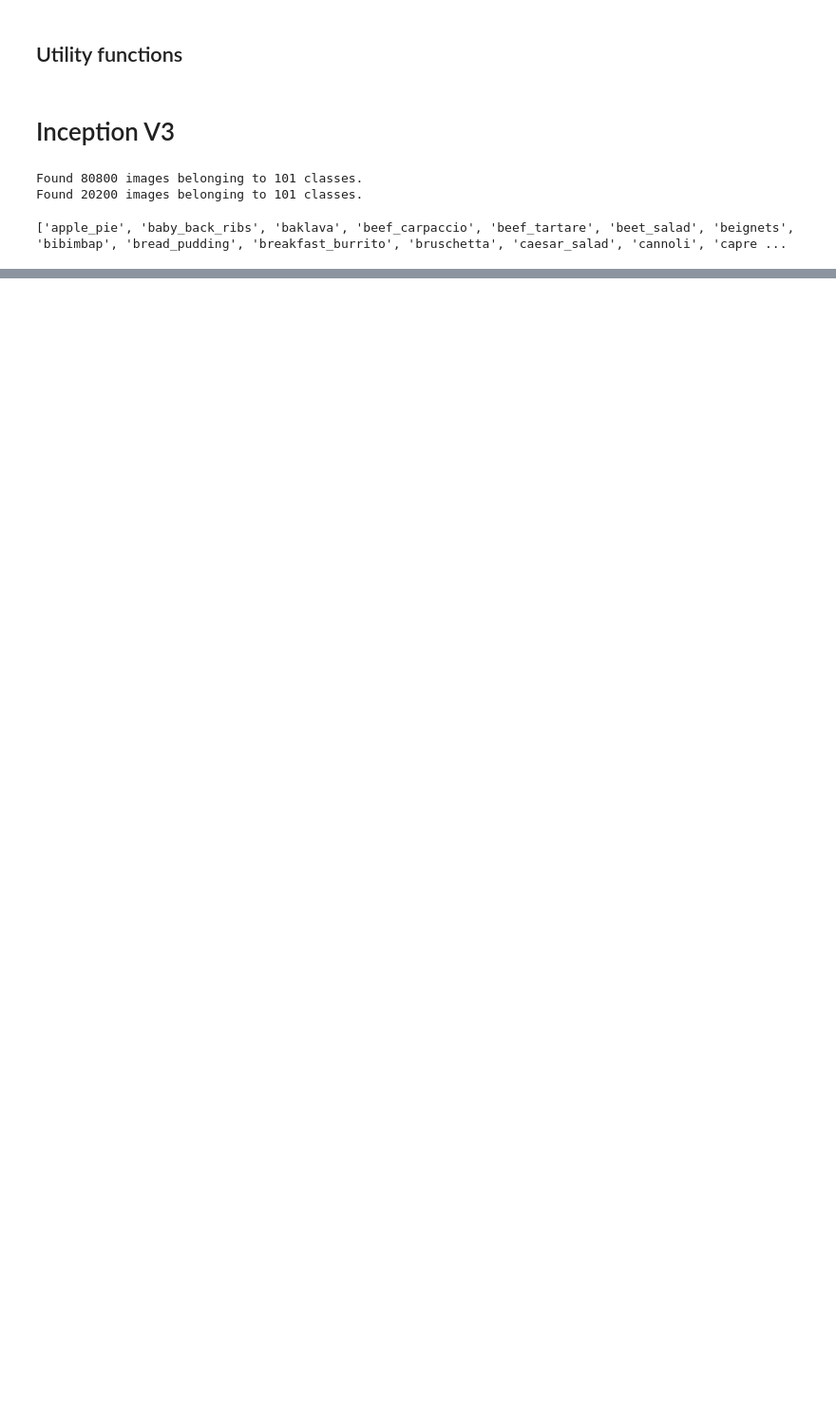
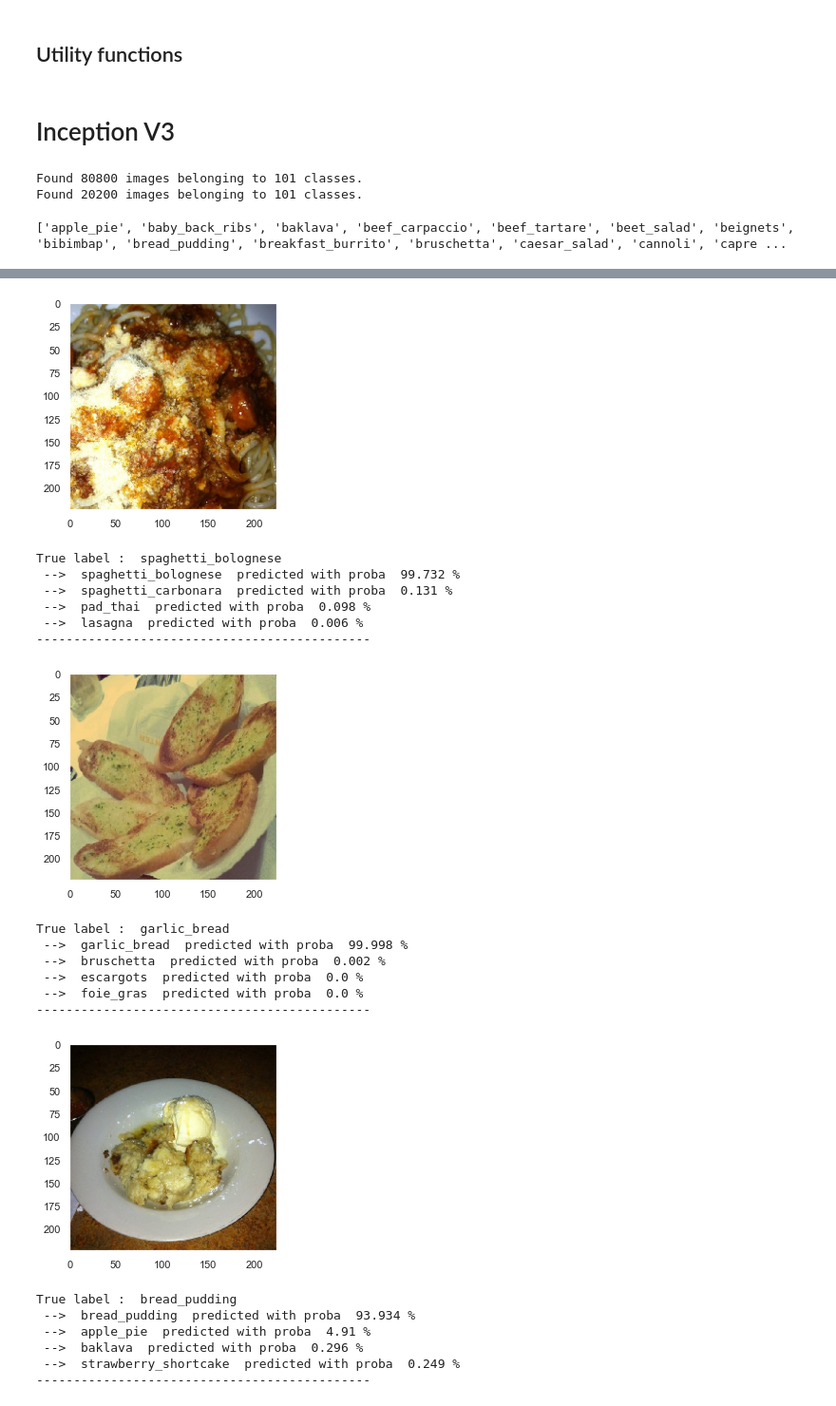
Before and after one commit to hrialan/applied-deep-learning-project, a Jupyter notebook: analysis_InceptionV3_result_global.ipynb, the cells around one changed output, grey strips where cells are left out. Shown at 95% size. Saved outputs shown, nothing was run; the diff lists cells and outputs as text; code cells hidden in the pictures; blank space fills up the shorter version.

```diff
--- a/analysis_InceptionV3_result_global.ipynb
+++ b/analysis_InceptionV3_result_global.ipynb
@@ -197,3 +236,25 @@ def print_info(df_result):
+# %%
+def plot_one_prediction(img, model, class_names, label=None, rescale_input=False):
+    plt.imshow(img)
+    plt.grid(False)
+    plt.show()
+    img = np.expand_dims(img, axis=0)
+
+    if rescale_input:
+       img = img / 255.
+
+    pred_vect = model.predict(img)
+
+    pred_idx_sorted  = np.argsort(pred_vect).flatten()
+    proba_sorted     = np.sort(pred_vect).flatten()
+
+    if label is not None:
+        print("True label : ",class_names[label.argmax()])
+
+    for i in range(1, 5):
+        print(" --> ", class_names[pred_idx_sorted[-i]]," predicted with proba " ,round(proba_sorted[-i] * 100, 3), "%")
+
+    print("---------------------------------------------")
 # %% [markdown]
 # Inception V3
 # %%
@@ -247,0 +309,30 @@ inceptionV3 = keras.models.load_model(Models["inceptionV3"])
+# %%
+for _ in range(3):
+    random_batch = random.randint(0, len(val_data) - 1)
+    random_img = random.randint(0, batch_size - 1)
+
+    img_test = val_data[random_batch][0][random_img]
+    label    = val_data[random_batch][1][random_img]
+    plot_one_prediction(img_test, inceptionV3, class_names, label=label)
+# %% [output]
+[figure, added]
+True label :  spaghetti_bolognese
+ -->  spaghetti_bolognese  predicted with proba  99.732 %
+ -->  spaghetti_carbonara  predicted with proba  0.131 %
+ -->  pad_thai  predicted with proba  0.098 %
+ -->  lasagna  predicted with proba  0.006 %
+---------------------------------------------
+[figure, added]
+True label :  garlic_bread
+ -->  garlic_bread  predicted with proba  99.998 %
+ -->  bruschetta  predicted with proba  0.002 %
+ -->  escargots  predicted with proba  0.0 %
+ -->  foie_gras  predicted with proba  0.0 %
+---------------------------------------------
+[figure, added]
+True label :  bread_pudding
+ -->  bread_pudding  predicted with proba  93.934 %
+ -->  apple_pie  predicted with proba  4.91 %
+ -->  baklava  predicted with proba  0.296 %
+ -->  strawberry_shortcake  predicted with proba  0.249 %
+---------------------------------------------
```
Also changed, not shown: parts of 10 cells of this notebook, 6 other files.
